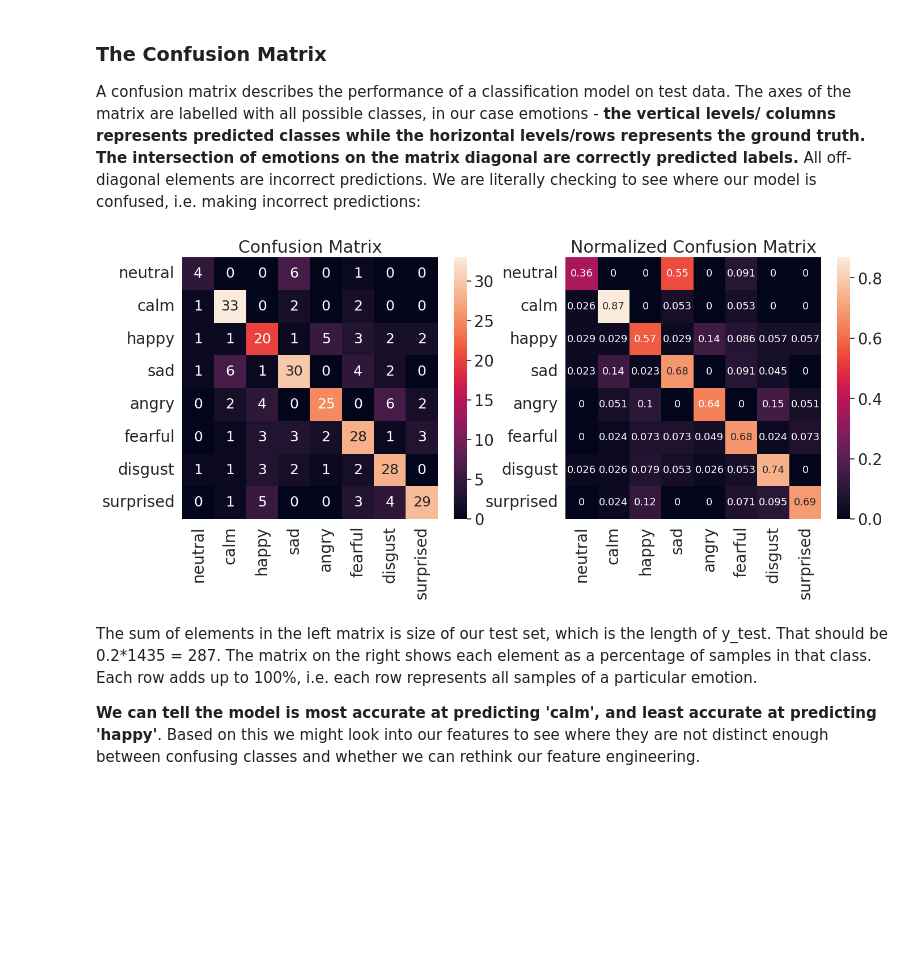
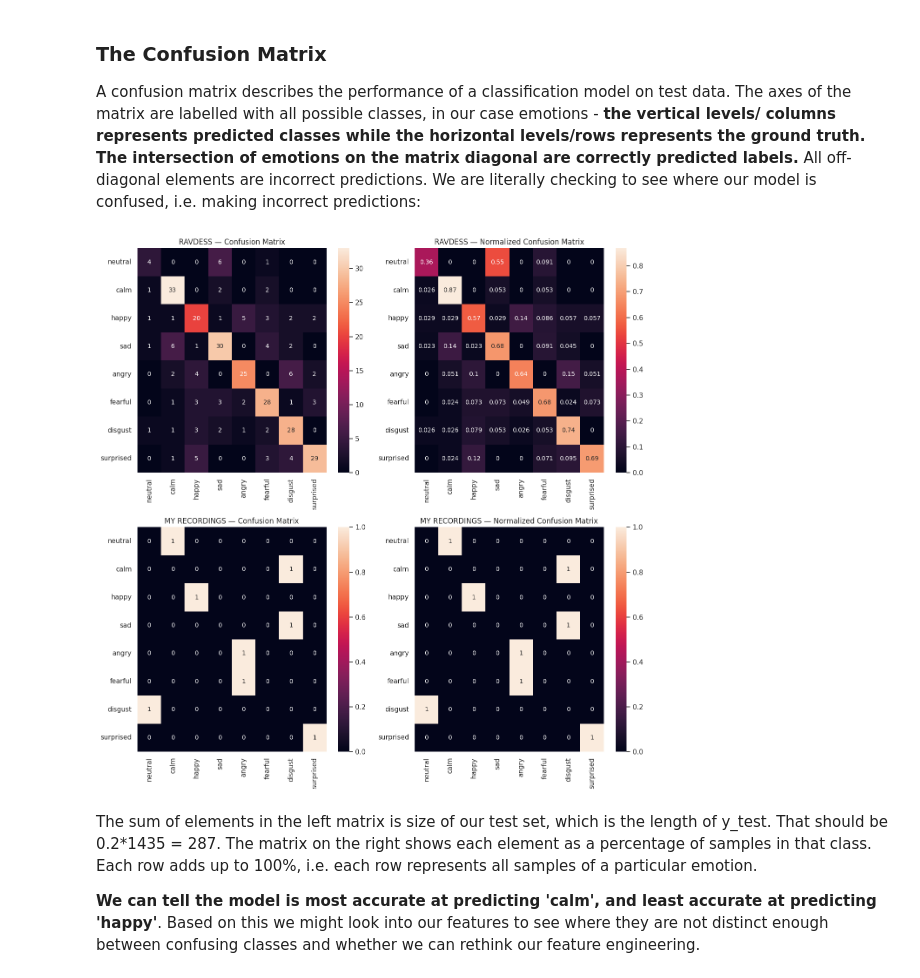
Before and after one commit to aedrrian/Week4-NeuralNetworks, a Jupyter notebook: Week4__Neural_Networks.ipynb, the cells around one changed output. Drawn from its saved outputs; the diff is of its cells as text; code cells hidden in the pictures; blank space fills up the shorter version.

```diff
--- a/Week4__Neural_Networks.ipynb
+++ b/Week4__Neural_Networks.ipynb
@@ -520,7 +511,7 @@ parameter_space = {
     'activation': ['relu'],
     'solver': ['adam'],
     'alpha': [0.001],
-    'epsilon': [1e-08, 0.1],
+    'epsilon': [1e-08],
     'learning_rate': ['adaptive']
 }
 
@@ -620,38 +616,57 @@ A confusion matrix describes the performance of a classification model on test d
 # %%
 from sklearn.metrics import confusion_matrix
 import seaborn as sn # I like seaborn's confusion matrix over sklearn's default
 
-# get predictions on test set
+# RAVDESS — get predictions on test set
 test_emotion_predictions = model.predict(X_test)
 test_emotion_groundtruth = y_test
+
+# MY RECORDINGS — get predictions on test set
+my_emotion_predictions = model.predict(myFeatures_scaled)
+my_emotion_groundtruth = myEmotions
 
 # set labels for matrix axes from emotions
 emotion_list =['neutral','calm','happy','sad','angry','fearful','disgust','surprised']
 emotion_name = [emotion for emotion in emotion_list]
 
-# build confusion matrix and normalized confusion matrix
+# RAVDESS — build confusion matrix and normalized confusion matrix
 conf_matrix = confusion_matrix(test_emotion_groundtruth, test_emotion_predictions, labels=emotion_list)
 conf_matrix_norm = confusion_matrix(test_emotion_groundtruth, test_emotion_predictions,normalize='true', labels=emotion_list)
 
-
+# MY RECORDINGS — build confusion matrix and normalized confusion matrix
+my_conf_matrix = confusion_matrix(my_emotion_groundtruth, my_emotion_predictions, labels=emotion_list)
+my_conf_matrix_norm = confusion_matrix(my_emotion_groundtruth, my_emotion_predictions,normalize='true', labels=emotion_list)
 
 # make a confusion matrix with labels using a DataFrame
 confmatrix_df = pd.DataFrame(conf_matrix, index=emotion_name, columns=emotion_name)
 confmatrix_df_norm = pd.DataFrame(conf_matrix_norm, index=emotion_name, columns=emotion_name)
+my_conf_matrix_df = pd.DataFrame(my_conf_matrix, index=emotion_name, columns=emotion_name)
+my_conf_matrix_norm_df = pd.DataFrame(my_conf_matrix_norm, index=emotion_name, columns=emotion_name)
 
 # plot confusion matrices
-plt.figure(figsize=(16,6))
-sn.set(font_scale=1.8) # emotion label and title size
-plt.subplot(1,2,1)
-plt.title('Confusion Matrix')
-sn.heatmap(confmatrix_df, annot=True, annot_kws={"size": 18}) #annot_kws is value font
-plt.subplot(1,2,2)
-plt.title('Normalized Confusion Matrix')
-sn.heatmap(confmatrix_df_norm, annot=True, annot_kws={"size": 13}) #annot_kws is value font
+plt.figure(figsize=(13,13))
+sn.set(font_scale=1) # emotion label and title size
 
+
+plt.subplot(2,2,1)
+plt.title('RAVDESS — Confusion Matrix')
+sn.heatmap(confmatrix_df, annot=True, annot_kws={"size": 10}) #annot_kws is value font
+plt.subplot(2,2,2)
+plt.title('RAVDESS — Normalized Confusion Matrix')
+sn.heatmap(confmatrix_df_norm, annot=True, annot_kws={"size": 10}) #annot_kws is value font
+
+plt.subplot(2,2,3)
+plt.title('MY RECORDINGS — Confusion Matrix')
+sn.heatmap(my_conf_matrix_df, annot=True, annot_kws={"size": 10})
+
+plt.subplot(2,2,4)
+plt.title('MY RECORDINGS — Normalized Confusion Matrix')
+sn.heatmap(my_conf_matrix_norm_df, annot=True, annot_kws={"size": 10})
+
+plt.tight_layout()
 plt.show()
 # %% [output]
-[figure, old version]
+[figure, new version]
 # %% [markdown]
 The sum of elements in the left matrix is size of our test set, which is the length of y_test. That should be 0.2*1435 = 287. The matrix on the right shows each element as a percentage of samples in that class. Each row adds up to 100%, i.e. each row represents all samples of a particular emotion.
 
```
Also changed, not shown: parts of 7 cells of this notebook.
